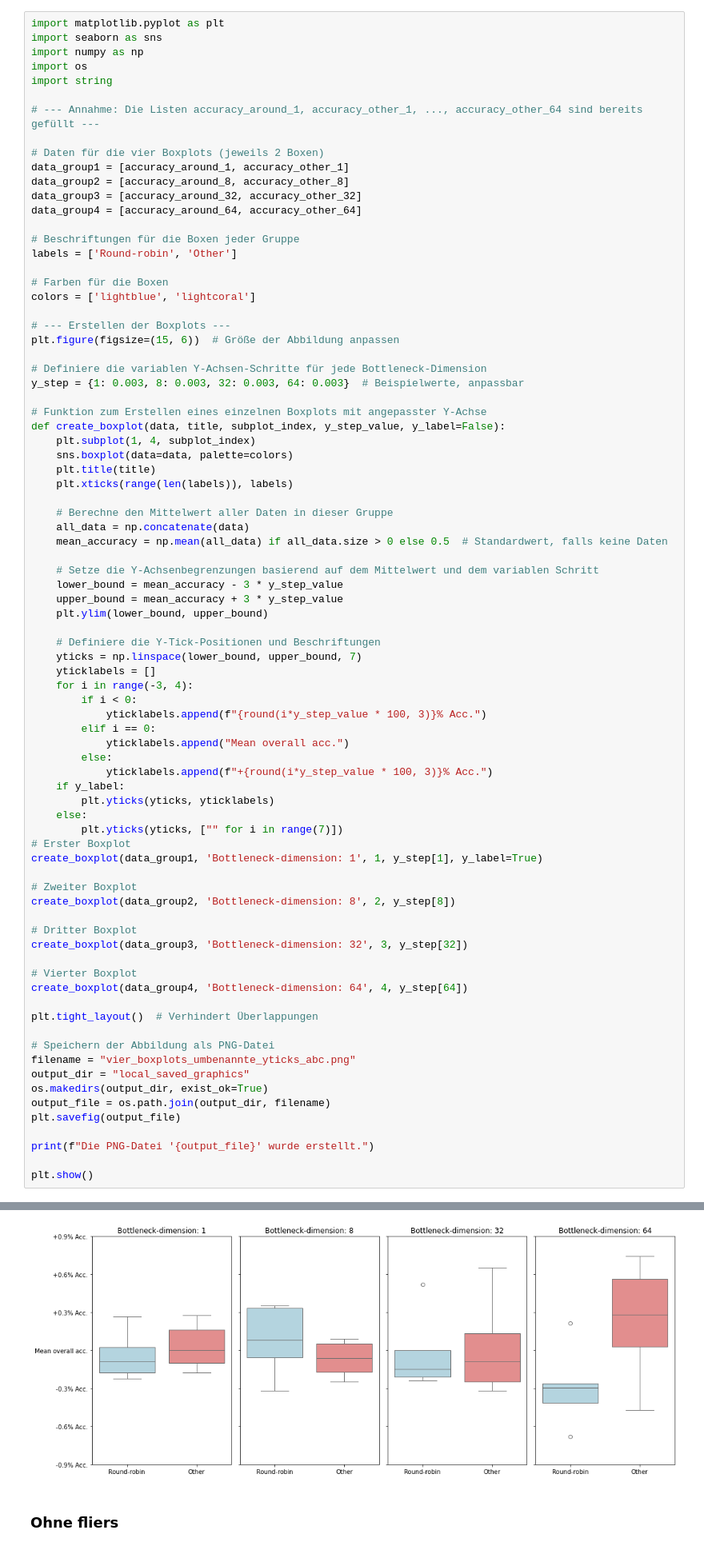
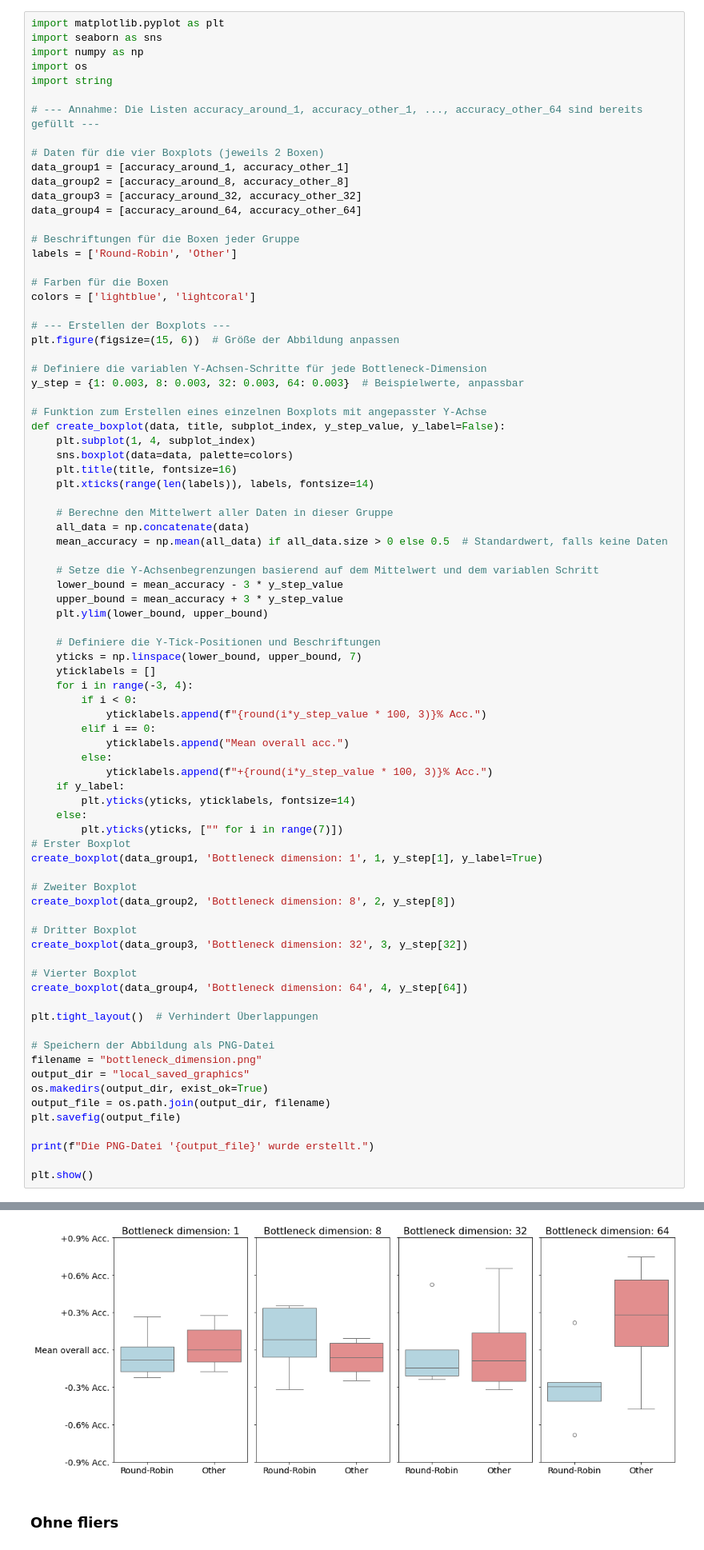
Before and after one commit to aerozonr2/Thesis_Experimente, a Jupyter notebook: LayUp/Graphics.ipynb, the cells around one changed output, grey strips where cells are left out. Shown at 80% size. Cells and saved outputs as stored; diff of their text form.

```diff
--- a/LayUp/Graphics.ipynb
+++ b/LayUp/Graphics.ipynb
@@ -533,7 +533,7 @@ data_group3 = [accuracy_around_32, accuracy_other_32]
 data_group4 = [accuracy_around_64, accuracy_other_64]
 
 # Beschriftungen für die Boxen jeder Gruppe
-labels = ['Round-robin', 'Other']
+labels = ['Round-Robin', 'Other']
 
 # Farben für die Boxen
 colors = ['lightblue', 'lightcoral']
@@ -548,8 +548,8 @@ y_step = {1: 0.003, 8: 0.003, 32: 0.003, 64: 0.003}  # Beispielwerte, anpassbar
 def create_boxplot(data, title, subplot_index, y_step_value, y_label=False):
     plt.subplot(1, 4, subplot_index)
     sns.boxplot(data=data, palette=colors)
-    plt.title(title)
-    plt.xticks(range(len(labels)), labels)
+    plt.title(title, fontsize=16)
+    plt.xticks(range(len(labels)), labels, fontsize=14)
 
     # Berechne den Mittelwert aller Daten in dieser Gruppe
     all_data = np.concatenate(data)
@@ -571,25 +571,25 @@ def create_boxplot(data, title, subplot_index, y_step_value, y_label=False):
         else:
             yticklabels.append(f"+{round(i*y_step_value * 100, 3)}% Acc.")
     if y_label:
-        plt.yticks(yticks, yticklabels)
+        plt.yticks(yticks, yticklabels, fontsize=14)
     else:
         plt.yticks(yticks, ["" for i in range(7)])
 # Erster Boxplot
-create_boxplot(data_group1, 'Bottleneck-dimension: 1', 1, y_step[1], y_label=True)
+create_boxplot(data_group1, 'Bottleneck dimension: 1', 1, y_step[1], y_label=True)
 
 # Zweiter Boxplot
-create_boxplot(data_group2, 'Bottleneck-dimension: 8', 2, y_step[8])
+create_boxplot(data_group2, 'Bottleneck dimension: 8', 2, y_step[8])
 
 # Dritter Boxplot
-create_boxplot(data_group3, 'Bottleneck-dimension: 32', 3, y_step[32])
+create_boxplot(data_group3, 'Bottleneck dimension: 32', 3, y_step[32])
 
 # Vierter Boxplot
-create_boxplot(data_group4, 'Bottleneck-dimension: 64', 4, y_step[64])
+create_boxplot(data_group4, 'Bottleneck dimension: 64', 4, y_step[64])
 
 plt.tight_layout()  # Verhindert Überlappungen
 
 # Speichern der Abbildung als PNG-Datei
-filename = "vier_boxplots_umbenannte_yticks_abc.png"
+filename = "bottleneck_dimension.png"
 output_dir = "local_saved_graphics"
 os.makedirs(output_dir, exist_ok=True)
 output_file = os.path.join(output_dir, filename)
@@ -603,4 +603,4 @@ Die PNG-Datei 'local_saved_graphics/vier_boxplots_umbenannte_yticks_abc.png' wur
-[figure, old version]
+[figure, new version]
 # %% [markdown]
 ### Ohne fliers
 # %%
```
Also changed, not shown: parts of 19 cells of this notebook, 4 other files.
